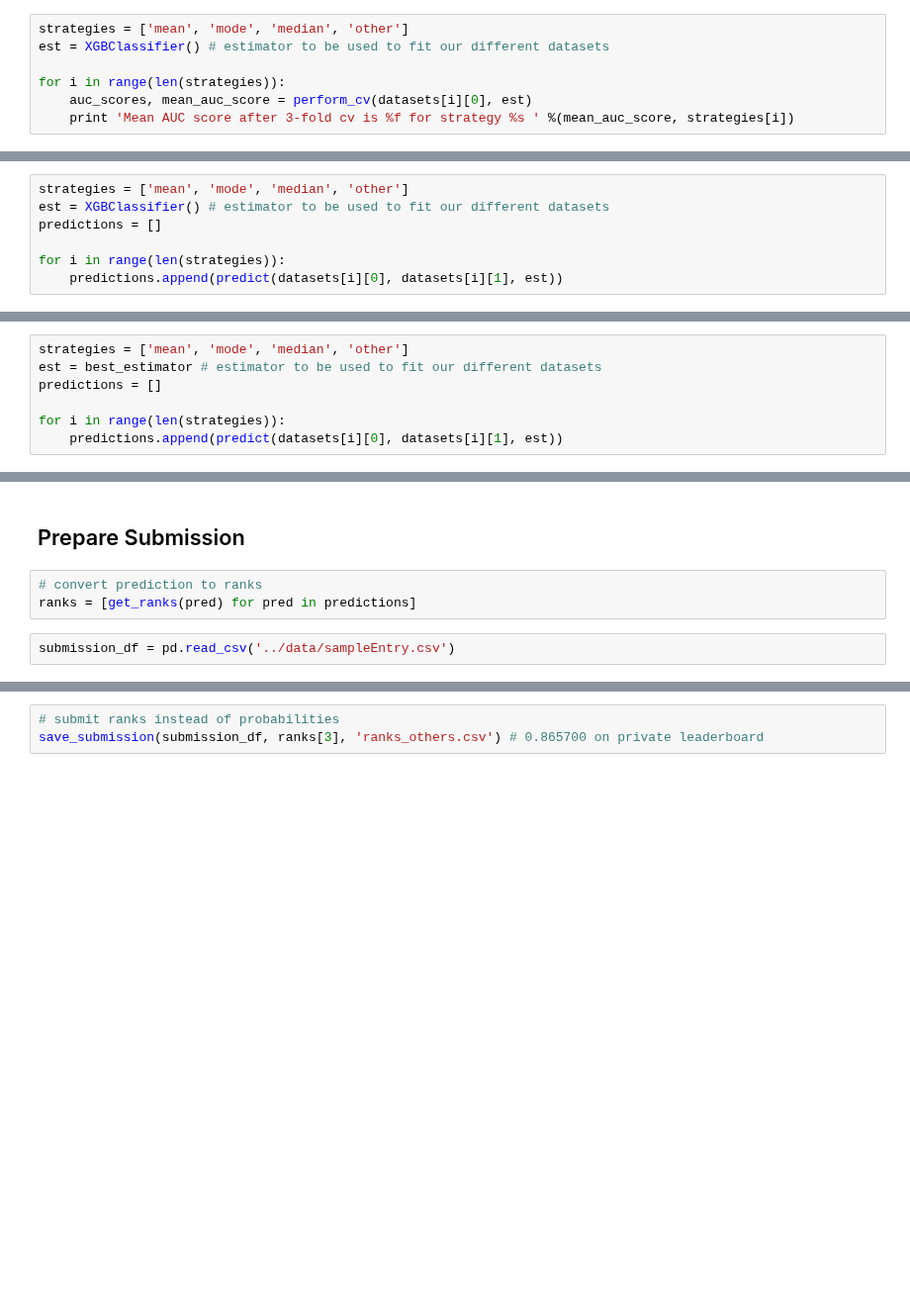
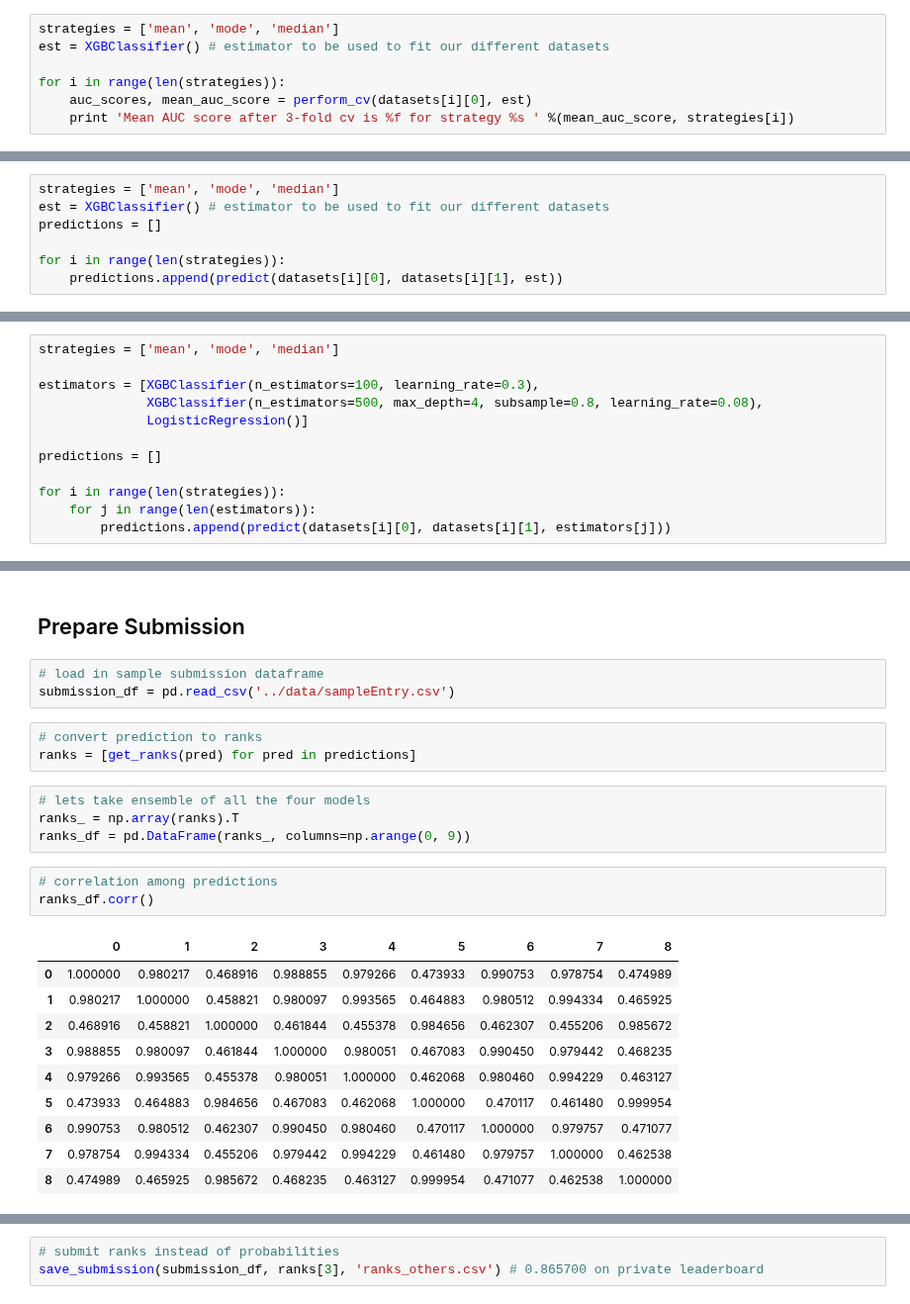
Before and after one commit to numb3r33/Applied-Data-Analysis, a Jupyter notebook: Give-Me-Credit/notebooks/Give-Me-Credit-Exploratory-Data-Analysis.ipynb, the cells around one changed output, grey strips where cells are left out. Shown at 99% size. Saved outputs shown, nothing was run; the diff lists cells and outputs as text; blank space fills up the shorter version.

Commit message:
Blend two xgboost models

```diff
--- a/Give-Me-Credit/notebooks/Give-Me-Credit-Exploratory-Data-Analysis.ipynb
+++ b/Give-Me-Credit/notebooks/Give-Me-Credit-Exploratory-Data-Analysis.ipynb
@@ -641,7 +545,7 @@ def perform_cv(data, est):
 
     return auc_scores, auc_scores.mean()
 # %%
-strategies = ['mean', 'mode', 'median', 'other']
+strategies = ['mean', 'mode', 'median']
 est = XGBClassifier() # estimator to be used to fit our different datasets
 
 for i in range(len(strategies)):
@@ -748,7 +652,7 @@ def predict(data, test, est):
 
     return est.predict_proba(test)[:, 1]
 # %%
-strategies = ['mean', 'mode', 'median', 'other']
+strategies = ['mean', 'mode', 'median']
 est = XGBClassifier() # estimator to be used to fit our different datasets
 predictions = []
 
@@ -767,10 +673,15 @@ AUC score on unseen data 0.865831
 # %%
-strategies = ['mean', 'mode', 'median', 'other']
-est = best_estimator # estimator to be used to fit our different datasets
+strategies = ['mean', 'mode', 'median']
+
+estimators = [XGBClassifier(n_estimators=100, learning_rate=0.3),
+              XGBClassifier(n_estimators=500, max_depth=4, subsample=0.8, learning_rate=0.08),
+              LogisticRegression()]
+
 predictions = []
 
 for i in range(len(strategies)):
-    predictions.append(predict(datasets[i][0], datasets[i][1], est))
+    for j in range(len(estimators)):
+        predictions.append(predict(datasets[i][0], datasets[i][1], estimators[j]))
 # %% [markdown]
 ### Train different models
 # %% [markdown]
@@ -865,9 +814,28 @@ dtype: bool
 # %% [markdown]
 ## Prepare Submission
+# %%
+# load in sample submission dataframe
+submission_df = pd.read_csv('../data/sampleEntry.csv')
 # %%
 # convert prediction to ranks
 ranks = [get_ranks(pred) for pred in predictions]
-# %%
-submission_df = pd.read_csv('../data/sampleEntry.csv')
+# %%
+# lets take ensemble of all the four models
+ranks_ = np.array(ranks).T
+ranks_df = pd.DataFrame(ranks_, columns=np.arange(0, 9))
+# %%
+# correlation among predictions
+ranks_df.corr()
+# %% [output]
+|  | 0 | 1 | 2 | 3 | 4 | 5 | 6 | 7 | 8 |
+| 0 | 1.000000 | 0.980217 | 0.468916 | 0.988855 | 0.979266 | 0.473933 | 0.990753 | 0.978754 | 0.474989 |
+| 1 | 0.980217 | 1.000000 | 0.458821 | 0.980097 | 0.993565 | 0.464883 | 0.980512 | 0.994334 | 0.465925 |
+| 2 | 0.468916 | 0.458821 | 1.000000 | 0.461844 | 0.455378 | 0.984656 | 0.462307 | 0.455206 | 0.985672 |
+| 3 | 0.988855 | 0.980097 | 0.461844 | 1.000000 | 0.980051 | 0.467083 | 0.990450 | 0.979442 | 0.468235 |
+| 4 | 0.979266 | 0.993565 | 0.455378 | 0.980051 | 1.000000 | 0.462068 | 0.980460 | 0.994229 | 0.463127 |
+| 5 | 0.473933 | 0.464883 | 0.984656 | 0.467083 | 0.462068 | 1.000000 | 0.470117 | 0.461480 | 0.999954 |
+| 6 | 0.990753 | 0.980512 | 0.462307 | 0.990450 | 0.980460 | 0.470117 | 1.000000 | 0.979757 | 0.471077 |
+| 7 | 0.978754 | 0.994334 | 0.455206 | 0.979442 | 0.994229 | 0.461480 | 0.979757 | 1.000000 | 0.462538 |
+| 8 | 0.474989 | 0.465925 | 0.985672 | 0.468235 | 0.463127 | 0.999954 | 0.471077 | 0.462538 | 1.000000 |
 # %%
 # save submission prepared from dataset with strategy = 'other'
```
Also changed, not shown: parts of 23 cells of this notebook.
